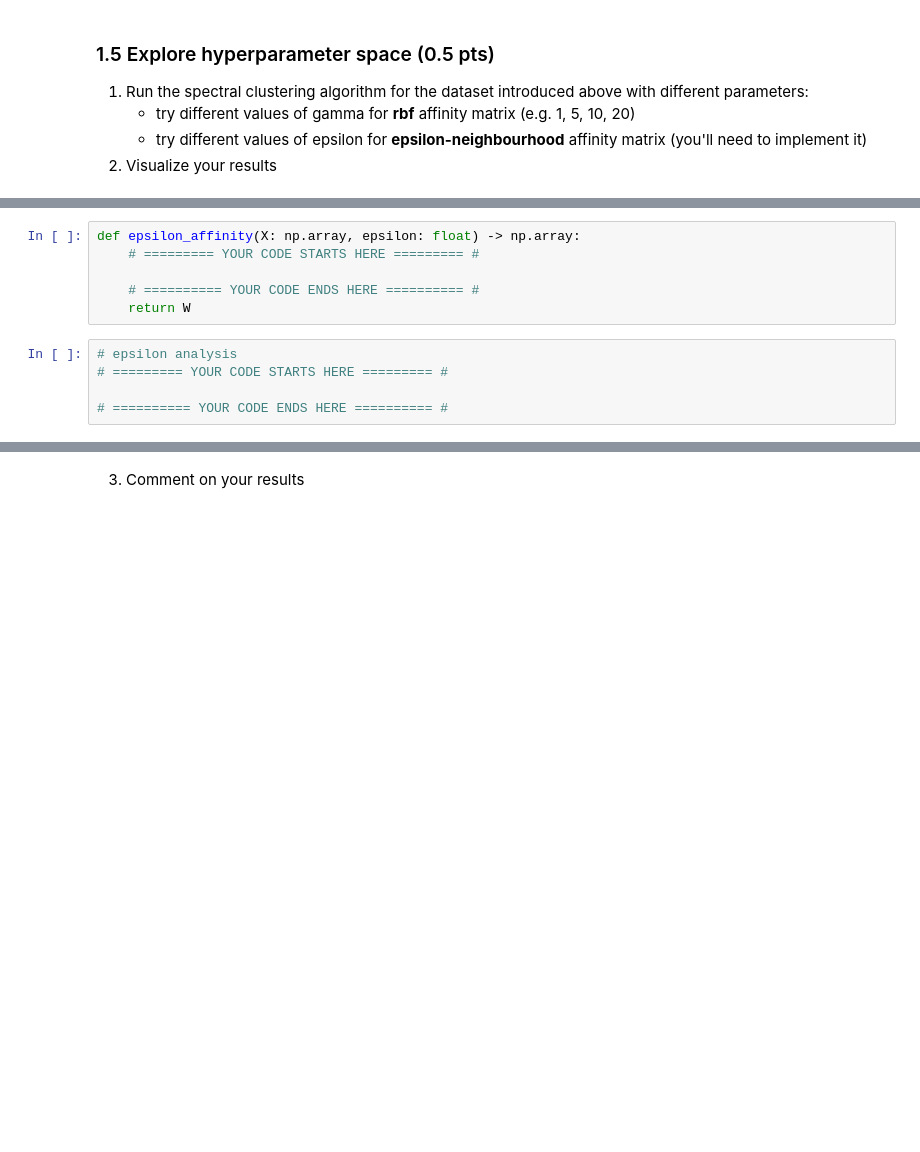
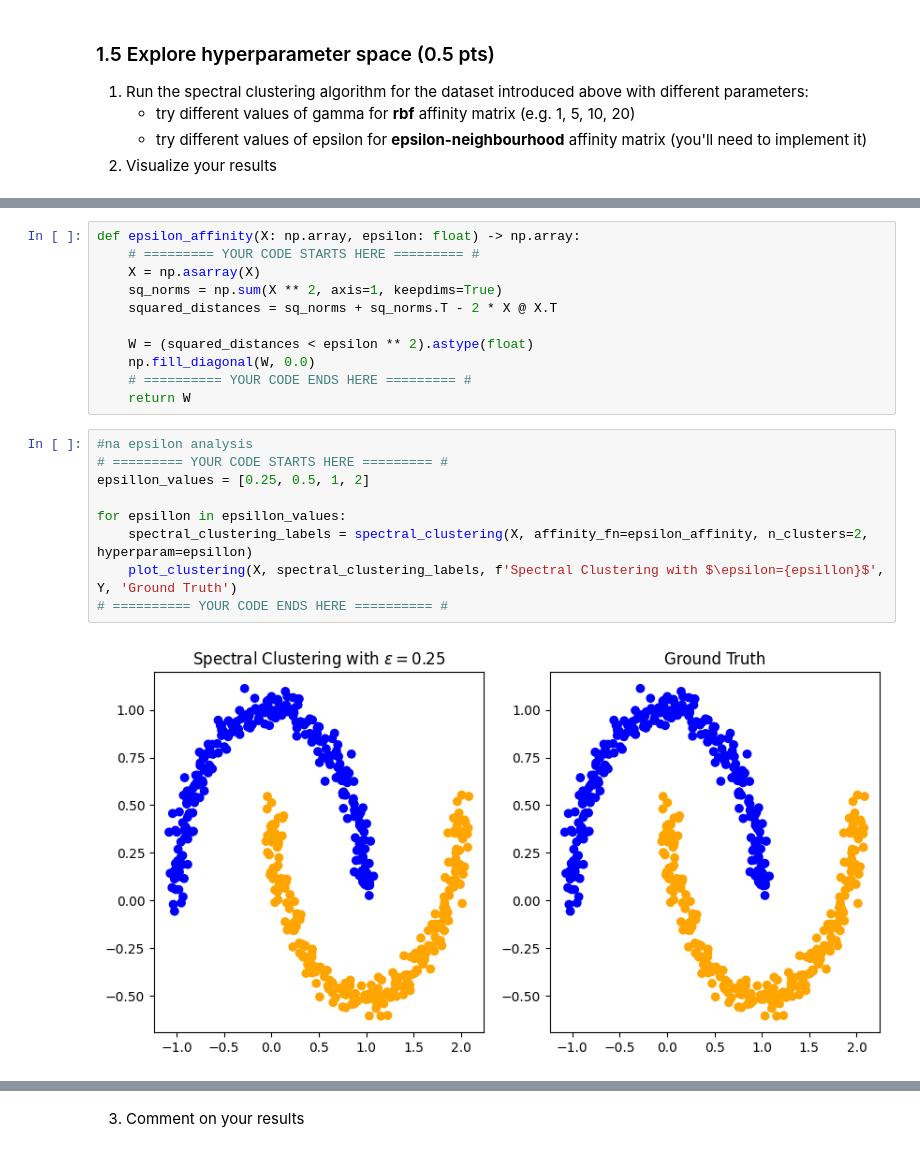
Before and after one commit to Zhukowych/mmml-lab-6, a Jupyter notebook: MMML-26-Lab6.ipynb, the cells around one changed output, grey strips where cells are left out. Saved outputs shown, nothing was run; the diff lists cells and outputs as text; blank space fills up the shorter version.

```diff
--- a/MMML-26-Lab6.ipynb
+++ b/MMML-26-Lab6.ipynb
@@ -296,11 +340,22 @@ def spectral_clustering(X: np.array, affinity_fn: Callable[[np.array], np.array]
 # %%
 def epsilon_affinity(X: np.array, epsilon: float) -> np.array:
     # ========= YOUR CODE STARTS HERE ========= #
+    X = np.asarray(X)
+    sq_norms = np.sum(X ** 2, axis=1, keepdims=True)
+    squared_distances = sq_norms + sq_norms.T - 2 * X @ X.T
 
-    # ========== YOUR CODE ENDS HERE ========== #
+    W = (squared_distances < epsilon ** 2).astype(float)
+    np.fill_diagonal(W, 0.0)
+    # ========== YOUR CODE ENDS HERE ========= #
     return W
-# %%
-# epsilon analysis
-# ========= YOUR CODE STARTS HERE ========= #
-
-# ========== YOUR CODE ENDS HERE ========== #
+# %%
+#na epsilon analysis
+# ========= YOUR CODE STARTS HERE ========= #
+epsillon_values = [0.25, 0.5, 1, 2]
+
+for epsillon in epsillon_values:
+    spectral_clustering_labels = spectral_clustering(X, affinity_fn=epsilon_affinity, n_clusters=2, hyperparam=epsillon)
+    plot_clustering(X, spectral_clustering_labels, f'Spectral Clustering with $\epsilon={epsillon}$', Y, 'Ground Truth')
+# ========== YOUR CODE ENDS HERE ========== #
+# %% [output]
+[figure, added]
```
Also changed, not shown: parts of 28 cells of this notebook, 9 other files.
